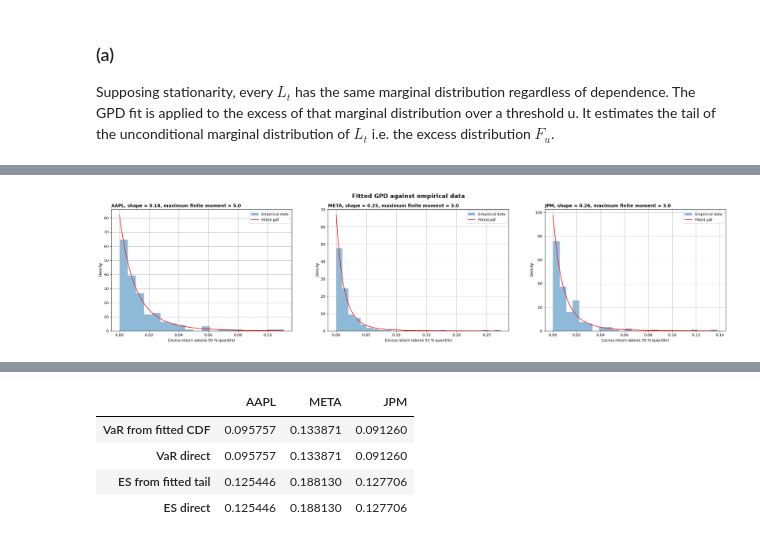
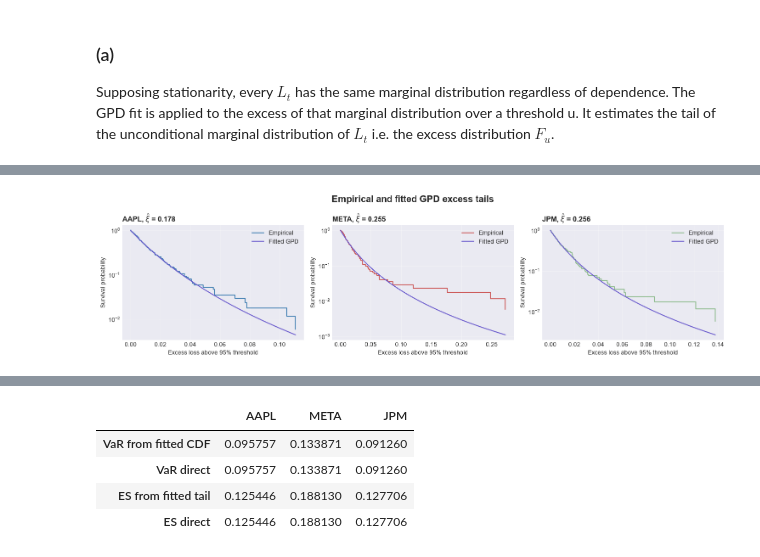
Before and after one commit to RomainFast121/QRM_project, a Jupyter notebook: Project_template.ipynb, the cells around one changed output, grey strips where cells are left out. Drawn from its saved outputs; the diff is of its cells as text; code cells hidden in the pictures.

```diff
--- a/Project_template.ipynb
+++ b/Project_template.ipynb
@@ -293,7 +298,7 @@ fig, axes = plt.subplots(
 fig.suptitle("Fitted loss densities and VaR estimates (504-day window)", fontsize=16, fontweight="bold")
 
 lookup = results_df.set_index(["stock", "alpha", "method"])
-colors = {"Historical": "steelblue", "Gaussian": "firebrick", "Student-t": "purple"}
+colors = METHOD_COLORS
 
 for col, stock in enumerate(TICKERS):
     loss = window_losses[stock]
@@ -1225,12 +1228,12 @@ Supposing stationarity, every $L_t$ has the same marginal distribution regardles
 # %%
 # Plot
 # We want to plot the mean of (Xi - v) for i in [2, n]
-
 
 K = 400
 MIN_EXC = 10
 
 fig, axes = plt.subplots(1, len(full_loss.columns), figsize=(15, 4))
+fig.suptitle("Mean excess above threshold", fontsize=16, fontweight="bold")
 e, thresholds, u_dict, Nu_dict = {}, {}, {}, {}
 
 for ax, name in zip(axes, full_loss.columns):
@@ -1252,12 +1255,14 @@ for ax, name in zip(axes, full_loss.columns):
     Nu_dict[name] = int((data > u).sum()) # Compute number of exceedances
 
     # Plot
-    ax.plot(thresholds[name], e[name], ".", ms=3)
-    ax.axvline(u, color="red", ls="--", label=f"u = {u:.4f} (N_u = {Nu_dict[name]})")
-    ax.set_title(name); ax.set_xlabel("threshold v"); ax.set_ylabel("e_n(v)")
+    ax.plot(thresholds[name], e[name], ".", ms=3, color=STOCK_COLORS[name])
+    ax.axvline(u, color="dimgray", ls="--", label=f"u = {u:.4f} (N_u = {Nu_dict[name]})")
+    ax.set_title(name, loc="left", fontsize=12, fontweight="bold")
+    ax.set_xlabel("Threshold (log loss)")
+    ax.set_ylabel("Mean excess (log loss)")
     ax.legend()
 
-plt.tight_layout()
-plt.savefig("output/Q6_EVT")
+fig.tight_layout()
+fig.savefig(OUT_DIR / "Q6_EVT.png", dpi=300)
 plt.show()
 # %% [output]
@@ -1267,63 +1272,31 @@ plt.show()
 # %%
-# We want to fit a GPD using maximum likelihood considering the threshold q-95 of the data.
-# We use the genpareto.fit method (use the MLE per default)
+# Fit the excess tail above each stock's 95% threshold.
+params = {}
+names = full_loss.columns.tolist()
+fig, axes = plt.subplots(1, len(names), figsize=(15, 4))
+fig.suptitle("Empirical and fitted GPD excess tails", fontsize=16, fontweight="bold")
 
-# 1. Get the data for the fit and graphical comparison
-# Recall u_dict contains the q-95 for each stock
+for ax, name in zip(axes, names):
+    excess = (full_loss[name][full_loss[name] > u_dict[name]] - u_dict[name]).sort_values()
+    shape, loc, scale = genpareto.fit(excess, floc=0)
+    params[name] = (shape, loc, scale)
 
-params = {
-    #  For a GPD : (shape, location, scale) (order returned by scipy.fit)
-}
-
-names = full_loss.columns.tolist()
-
-fig, axes = plt.subplots(
-        1, len(names),
-        figsize = (len(names) * 10, 6)
-    )
-
-plt.suptitle('Fitted GPD against empirical data', fontsize = 16, fontweight = 'bold')
-
-for i in range(len(names)):
-
-    name = names[i]
-
-    tmp = full_loss[name]
-
-    # 1.1
-    q95 = u_dict[name] # Get the quantile (i.e. threshold)
-    exced = tmp[tmp > q95] - q95 # Get exceedance data
-    exced = exced.sort_values() # Sort values for later plotting cleanliness
-    param = genpareto.fit(exced, floc = 0) # Fit the model, set location at 0
-
-    # Save param
-    params[name] = param
-
-    # 1.2 Comparing empirical and fitted
-
-    # Get pdf
-    y = genpareto.pdf(exced, param[0], param[1], param[2])
-
-    # Graphical display
-    ax = axes[i]
-
-    ax.set_title(
-        label =  f'{name}, shape = {param[0]:.2f}, maximum finite moment = {1 // param[0]}',
-        loc = 'left', fontweight = 'bold'
-    )
-
-    ax.set(
-        xlabel = 'Excess return (above 95 % quantile)',
-        ylabel = 'Density'
-    )
-
-    ax.hist(exced, density = True, bins = 'auto', histtype='stepfilled', label = 'Empirical data', alpha = 0.5)
-    ax.plot(exced, y, label='Fitted pdf', color = 'red')
-    ax.grid()
+    # Survival probability at each observed excess.
+    empirical = np.arange(len(excess), 0, -1) / len(excess)
+    ax.step(excess, empirical, where="post", color=STOCK_COLORS[name], label="Empirical")
+    grid = np.linspace(0, excess.max(), 300)
+    ax.plot(grid, genpareto.sf(grid, shape, loc=0, scale=scale),
+            color=METHOD_COLORS["Fitted GPD"], label="Fitted GPD")
+    ax.set_title(rf"{name}, $\hat\xi$ = {shape:.3f}", loc="left", fontweight="bold")
+    ax.set_xlabel("Excess loss above 95% threshold")
+    ax.set_ylabel("Survival probability")
+    ax.set_yscale("log")
+    ax.grid(True, alpha=0.3)
     ax.legend()
 
-plt.savefig('output/Q6_3_fittedGPD')
+fig.tight_layout()
+fig.savefig(OUT_DIR / "Q6_3_fittedGPD.png", dpi=300)
 plt.show()
 # %% [output]
-[figure, old version]
+[figure, new version]
 # %% [markdown]
```
Also changed, not shown: parts of 33 cells of this notebook, 9 other files.
